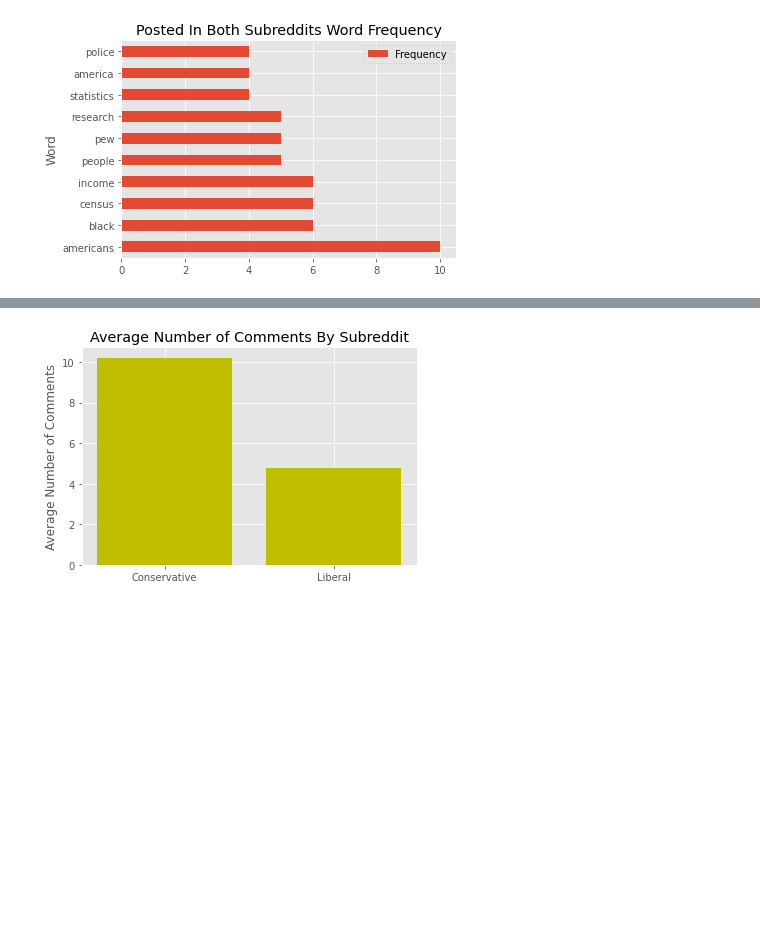
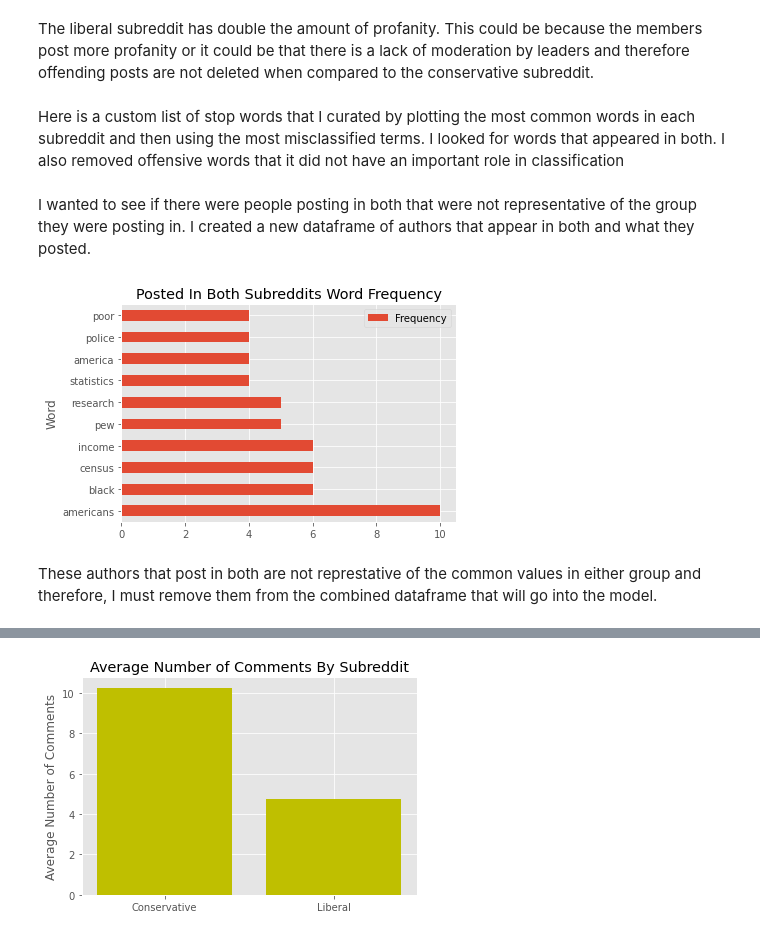
Before and after one commit to Agelf123/reddit_project, a Jupyter notebook: code/political_classification_modeling.ipynb, the cells around one changed output, grey strips where cells are left out. Drawn from its saved outputs; the diff is of its cells as text; code cells hidden in the pictures; blank space fills up the shorter version.

```diff
--- a/code/political_classification_modeling.ipynb
+++ b/code/political_classification_modeling.ipynb
@@ -25,5 +105,7 @@ c_data = pd.read_csv('../data/conservative_results.csv')
+# %%
+newStopWords = ['the','of','to','in','than','$','?','(',')''is','www','for','us','amp','conservative', 'conservatives','liberal','liberals','think','know','would','trump','want','pm ing','com','country','like','get','even','new','news','see','people','president','left','right','good','government','time','one','say','amb xb','xb','yeah','oh','goo','gl','enzhg','youtube','wikipedia','fuck','fucker','libtard','libtards']
 # %%
 
-
-l_data.drop(l_data.index[[1741]], inplace=True)# during eda it was discovered that this cell contained unusable data.
+l_data.drop(l_data.index[[814]], inplace=True)
+# during eda it was discovered that this cell contained unusable data.
 # %%
@@ -135 +259,11 @@ plt.title('Swear Word Usage By Political Afilliation');
+# %% [markdown]
+The liberal subreddit has double the amount of profanity. This could be because the members post more profanity or it could be that there is a lack of moderation by leaders and therefore offending posts are not deleted when compared to the conservative subreddit.
+# %%
+stopwords = nltk.corpus.stopwords.words('english')
+newStopWords = ['the','of','to','in','than','$','?','(',')''is','www','for','us','amp','conservative', 'conservatives','liberal','liberals','think','know','would','trump','want','pm ing','com','country','like','get','even','new','news','see','people','president','left','right','good','government','time','one','say','amb xb','xb','yeah','oh','goo','gl','enzhg','youtube','wikipedia','fuck','fucker','libtard','libtards']#new stop words list
+stopwords.extend(newStopWords)# stop words censored do not look through list
+l_data['fulltext'] = [' '.join([y for y in x.split() if y not in stopwords]) for x in l_data['fulltext']]
+c_data['fulltext'] = [' '.join([y for y in x.split() if y not in stopwords]) for x in c_data['fulltext']]
+# %% [markdown]
+Here is a custom list of stop words that I curated by plotting the most common words in each subreddit and then using the most misclassified terms. I looked for words that appeared in both. I also removed offensive words that it did not have an important role in classification
 # %%
@@ -136,28 +271,26 @@ plt.title('Swear Word Usage By Political Afilliation');
 both_df = c_data[c_data['author'].isin(l_data['author'])]
 both_df = both_df[both_df['author'] != ' ']
+# %% [markdown]
+I wanted to see if there were people posting in both that were not representative of the group they were posting in. I created a new dataframe of authors that appear in both and what they posted.
 # %%
-top_N = 10
+def get_top_ten_words_remove_stop_words(data,col):
+    top_N = 10
+    txt = data[col].str.lower().str.replace(r'[^A-Za-z0-9 ]+', ' ').str.cat(sep=' ')
+    words = nltk.tokenize.word_tokenize(txt)
+    word_dist = nltk.FreqDist(words)
+    words_except_stop_dist = nltk.FreqDist(w for w in words if w not in stopwords)
+    rslt = pd.DataFrame(word_dist.most_common(top_N),
+                    columns=['Common Word', 'Frequency'])
+    rslt = pd.DataFrame(words_except_stop_dist.most_common(top_N),
+                    columns=['Word', 'Frequency']).set_index('Word')
+    plt.style.use('ggplot')
 
-txt = both_df.fulltext.str.lower().str.replace(r'[^A-Za-z0-9 ]+', ' ').str.cat(sep=' ')
-words = nltk.tokenize.word_tokenize(txt)
-word_dist = nltk.FreqDist(words)
-
-stopwords = nltk.corpus.stopwords.words('english')
-newStopWords = ['the','of','to','in','than','$','?','(',')''is','for','us','amp']
-stopwords.extend(newStopWords)
-words_except_stop_dist = nltk.FreqDist(w for w in words if w not in stopwords)
+    rslt.plot.barh(title = 'Posted In Both Subreddits Word Frequency');
+get_top_ten_words_remove_stop_words(both_df,'fulltext')
+# adapted from https://stackoverflow.com/questions/40206249/count-of-most-popular-words-in-a-pandas-dataframe
+# %% [output]
+[figure, added]
-# %%
-rslt = pd.DataFrame(word_dist.most_common(top_N),
-                    columns=['Common Word', 'Frequency'])
-
-rslt = pd.DataFrame(words_except_stop_dist.most_common(top_N),
-                    columns=['Word', 'Frequency']).set_index('Word')
-
-plt.style.use('ggplot')
-
-rslt.plot.barh(rot=0,title = 'Posted In Both Subreddits Word Frequency',);
-# adapted from https://stackoverflow.com/questions/40206249/count-of-most-popular-words-in-a-pandas-dataframe
-# %% [output]
-[figure, removed]
+# %% [markdown]
+These authors that post in both are not represtative of the common values in either group and therefore, I must remove them from the combined dataframe that will go into the model.
 # %%
 c_combine  = c_data.copy()
```
Also changed, not shown: parts of 163 cells of this notebook, 2 other files.
